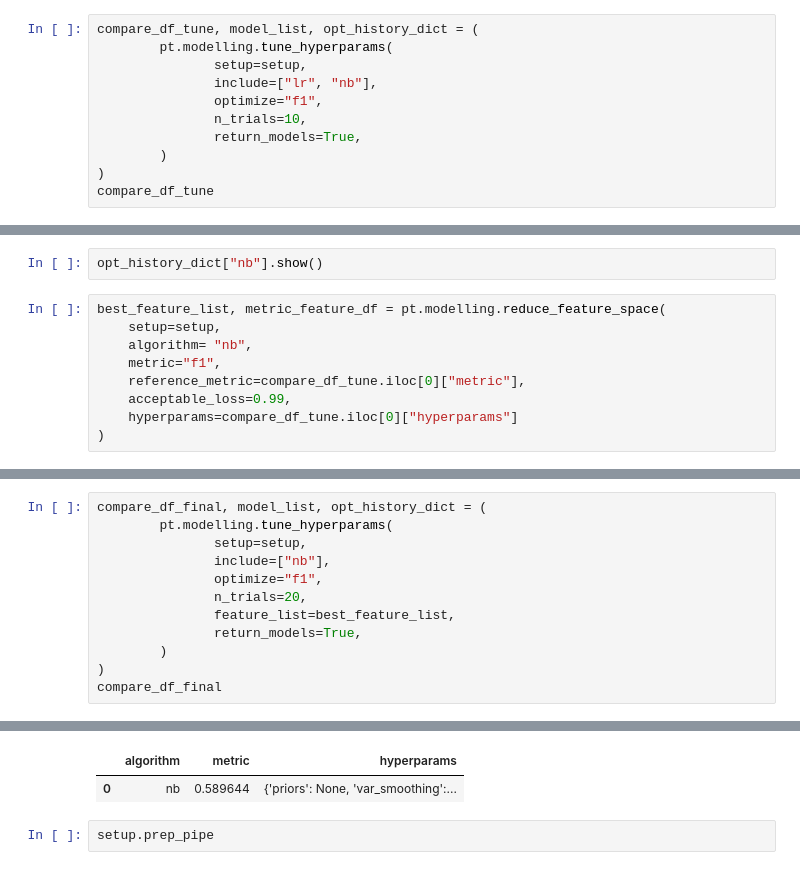
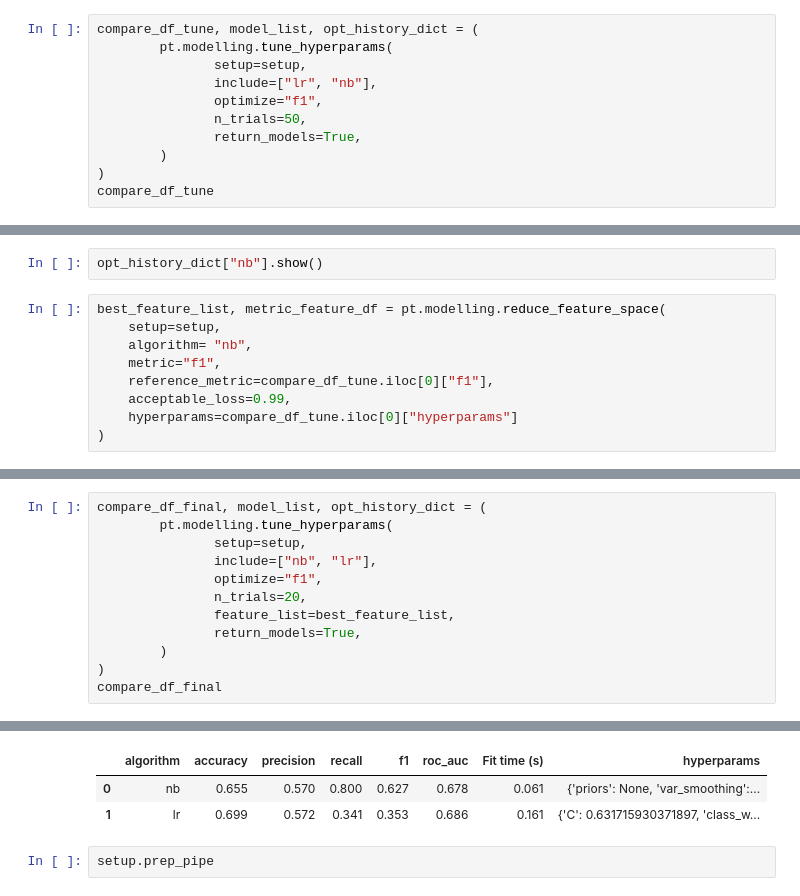
Before and after one commit to George713/pytelligence, a Jupyter notebook: main.ipynb, the cells around one changed output, grey strips where cells are left out. Drawn from its saved outputs; the diff is of its cells as text.

```diff
--- a/main.ipynb
+++ b/main.ipynb
@@ -115,7 +115,7 @@ compare_df_tune, model_list, opt_history_dict = (
                setup=setup,
                include=["lr", "nb"],
                optimize="f1",
-               n_trials=10,
+               n_trials=50,
                return_models=True,
         )
 )
@@ -148,7 +148,7 @@ best_feature_list, metric_feature_df = pt.modelling.reduce_feature_space(
     setup=setup,
     algorithm= "nb",
     metric="f1",
-    reference_metric=compare_df_tune.iloc[0]["metric"],
+    reference_metric=compare_df_tune.iloc[0]["f1"],
     acceptable_loss=0.99,
     hyperparams=compare_df_tune.iloc[0]["hyperparams"]
 )
@@ -175,7 +175,7 @@ best_feature_list, metric_feature_df = pt.modelling.reduce_feature_space(
 compare_df_final, model_list, opt_history_dict = (
         pt.modelling.tune_hyperparams(
                setup=setup,
-               include=["nb"],
+               include=["nb", "lr"],
                optimize="f1",
                n_trials=20,
                feature_list=best_feature_list,
@@ -204,5 +204,6 @@ compare_df_final
-|  | algorithm | metric | hyperparams |
-| 0 | nb | 0.589644 | {'priors': None, 'var_smoothing':... |
+|  | algorithm | accuracy | precision | recall | f1 | roc_auc | Fit time (s) | hyperparams |
+| 0 | nb | 0.655 | 0.570 | 0.800 | 0.627 | 0.678 | 0.061 | {'priors': None, 'var_smoothing':... |
+| 1 | lr | 0.699 | 0.572 | 0.341 | 0.353 | 0.686 | 0.161 | {'C': 0.631715930371897, 'class_w... |
 # %%
 setup.prep_pipe
 # %% [output]
```
Also changed, not shown: parts of 5 cells of this notebook, 6 other files.
